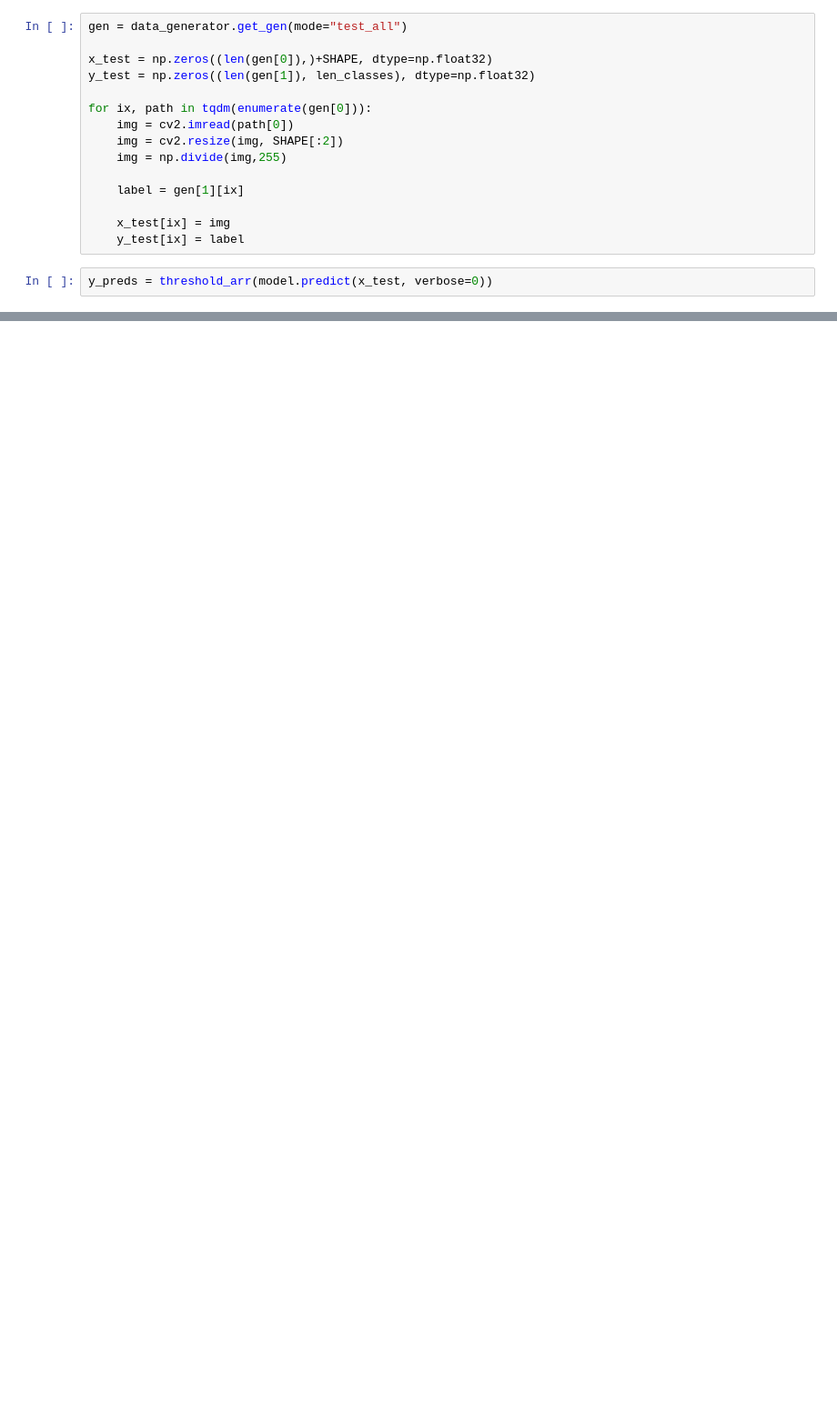
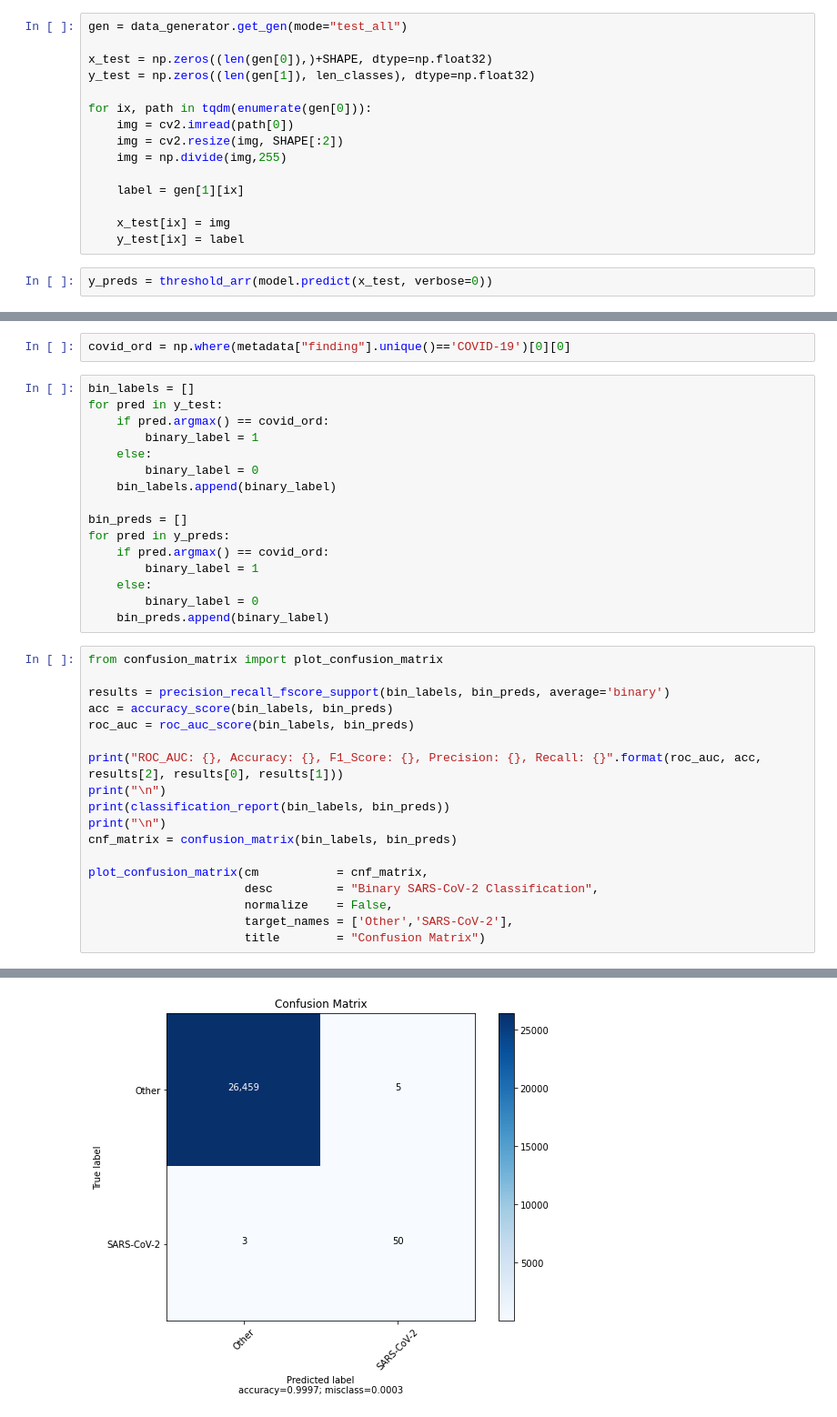
Before and after one commit to fatihky/COVID-19-Diagnose-Tool, a Jupyter notebook: main.ipynb, the cells around one changed output, grey strips where cells are left out. Shown at 91% size. Saved outputs shown, nothing was run; the diff lists cells and outputs as text; blank space fills up the shorter version.

```diff
--- a/main.ipynb
+++ b/main.ipynb
@@ -898,0 +957,37 @@ weighted avg       0.51      0.32      0.37     51477
+# %%
+covid_ord = np.where(metadata["finding"].unique()=='COVID-19')[0][0]
+# %%
+bin_labels = []
+for pred in y_test:
+    if pred.argmax() == covid_ord:
+        binary_label = 1
+    else:
+        binary_label = 0
+    bin_labels.append(binary_label)
+
+bin_preds = []
+for pred in y_preds:
+    if pred.argmax() == covid_ord:
+        binary_label = 1
+    else:
+        binary_label = 0
+    bin_preds.append(binary_label)
+# %%
+from confusion_matrix import plot_confusion_matrix
+
+results = precision_recall_fscore_support(bin_labels, bin_preds, average='binary')
+acc = accuracy_score(bin_labels, bin_preds)
+roc_auc = roc_auc_score(bin_labels, bin_preds)
+
+print("ROC_AUC: {}, Accuracy: {}, F1_Score: {}, Precision: {}, Recall: {}".format(roc_auc, acc, results[2], results[0], results[1]))
+print("\n")
+print(classification_report(bin_labels, bin_preds))
+print("\n")
+cnf_matrix = confusion_matrix(bin_labels, bin_preds)
+
+plot_confusion_matrix(cm           = cnf_matrix,
+                      desc         = "Binary SARS-CoV-2 Classification",
+                      normalize    = False,
+                      target_names = ['Other','SARS-CoV-2'],
+                      title        = "Confusion Matrix")
+# %% [output]
@@ -898,0 +1005 @@ weighted avg       0.51      0.32      0.37     51477
+[figure, added]
```
Also changed, not shown: parts of 34 cells of this notebook, 35 other files.
